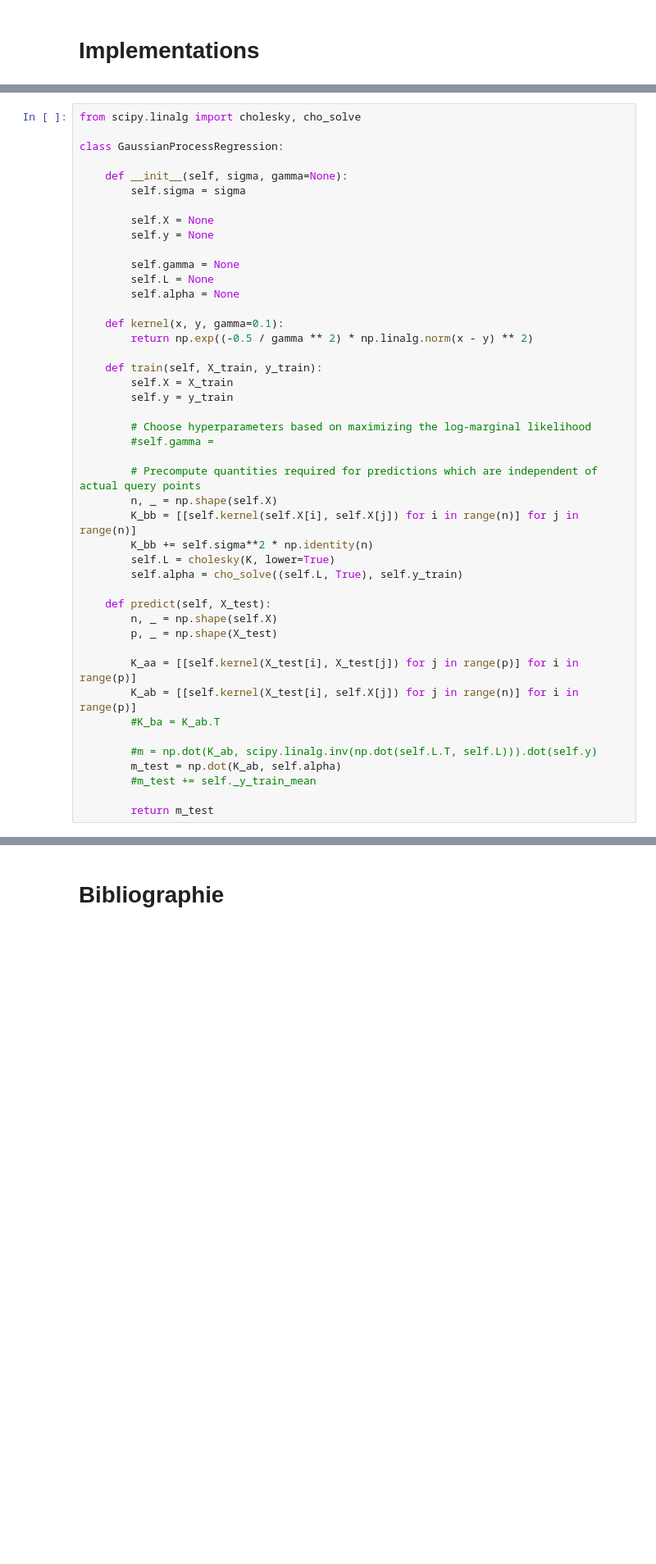
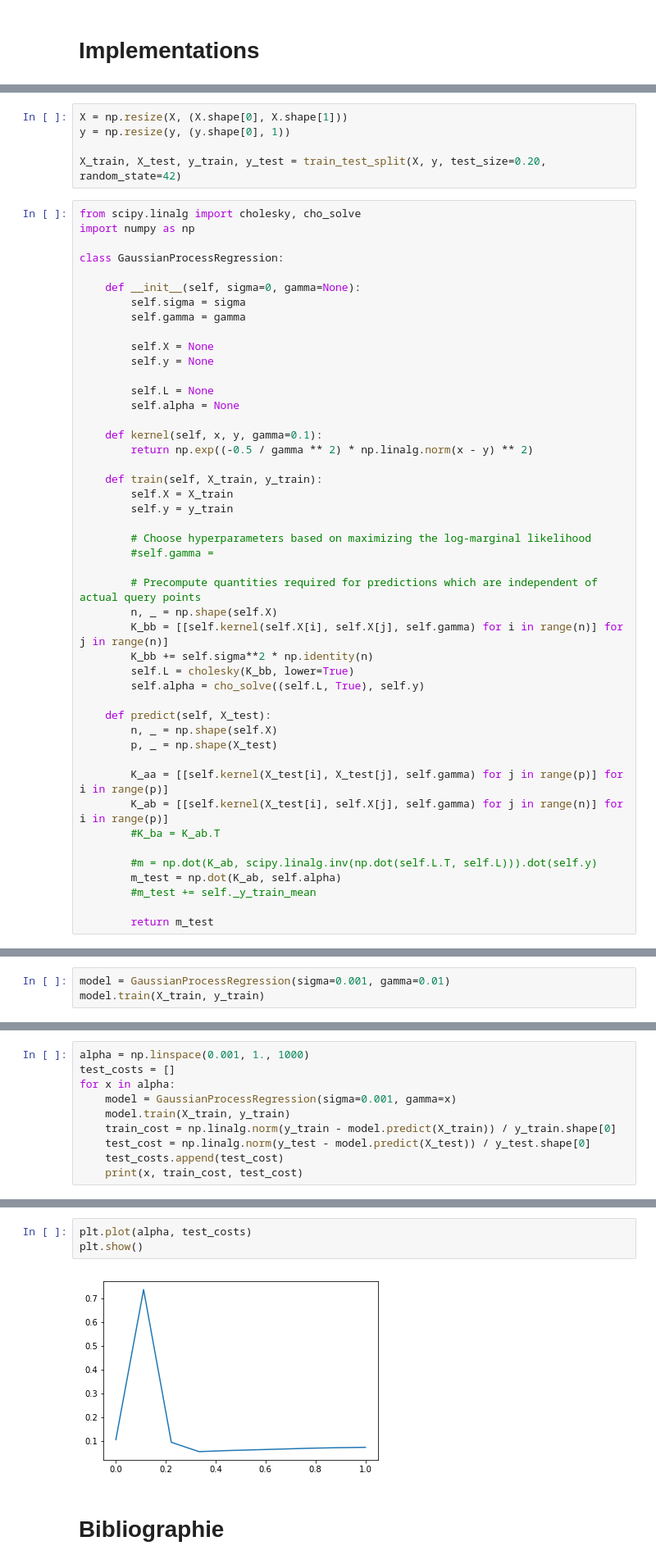
Before and after one commit to ridouaneg/Predict-poverty-from-space, a Jupyter notebook: gaussian_processes.ipynb, the cells around one changed output, grey strips where cells are left out. Shown: that part at 82% size. Drawn from its saved outputs; the diff is of its cells as text; blank space fills up the shorter version.

```diff
--- a/gaussian_processes.ipynb
+++ b/gaussian_processes.ipynb
@@ -147,19 +183,25 @@ $$\begin{equation}
+# %%
+X = np.resize(X, (X.shape[0], X.shape[1]))
+y = np.resize(y, (y.shape[0], 1))
+
+X_train, X_test, y_train, y_test = train_test_split(X, y, test_size=0.20, random_state=42)
 # %%
 from scipy.linalg import cholesky, cho_solve
+import numpy as np
 
 class GaussianProcessRegression:
 
-    def __init__(self, sigma, gamma=None):
+    def __init__(self, sigma=0, gamma=None):
         self.sigma = sigma
+        self.gamma = gamma
 
         self.X = None
         self.y = None
 
-        self.gamma = None
         self.L = None
         self.alpha = None
 
-    def kernel(x, y, gamma=0.1):
+    def kernel(self, x, y, gamma=0.1):
         return np.exp((-0.5 / gamma ** 2) * np.linalg.norm(x - y) ** 2)
 
     def train(self, X_train, y_train):
@@ -171,17 +213,17 @@ class GaussianProcessRegression:
 
         # Precompute quantities required for predictions which are independent of actual query points
         n, _ = np.shape(self.X)
-        K_bb = [[self.kernel(self.X[i], self.X[j]) for i in range(n)] for j in range(n)]
+        K_bb = [[self.kernel(self.X[i], self.X[j], self.gamma) for i in range(n)] for j in range(n)]
         K_bb += self.sigma**2 * np.identity(n)
-        self.L = cholesky(K, lower=True)
-        self.alpha = cho_solve((self.L, True), self.y_train)
+        self.L = cholesky(K_bb, lower=True)
+        self.alpha = cho_solve((self.L, True), self.y)
 
     def predict(self, X_test):
         n, _ = np.shape(self.X)
         p, _ = np.shape(X_test)
 
-        K_aa = [[self.kernel(X_test[i], X_test[j]) for j in range(p)] for i in range(p)]
-        K_ab = [[self.kernel(X_test[i], self.X[j]) for j in range(n)] for i in range(p)]
+        K_aa = [[self.kernel(X_test[i], X_test[j], self.gamma) for j in range(p)] for i in range(p)]
+        K_ab = [[self.kernel(X_test[i], self.X[j], self.gamma) for j in range(n)] for i in range(p)]
         #K_ba = K_ab.T
 
         #m = np.dot(K_ab, scipy.linalg.inv(np.dot(self.L.T, self.L))).dot(self.y)
@@ -219,0 +234,3 @@ D = K_aa - np.dot(K_ab, K_bb_inv).dot(K_ba)
+# %%
+model = GaussianProcessRegression(sigma=0.001, gamma=0.01)
+model.train(X_train, y_train)
@@ -219,0 +243,10 @@ D = K_aa - np.dot(K_ab, K_bb_inv).dot(K_ba)
+# %%
+alpha = np.linspace(0.001, 1., 1000)
+test_costs = []
+for x in alpha:
+    model = GaussianProcessRegression(sigma=0.001, gamma=x)
+    model.train(X_train, y_train)
+    train_cost = np.linalg.norm(y_train - model.predict(X_train)) / y_train.shape[0]
+    test_cost = np.linalg.norm(y_test - model.predict(X_test)) / y_test.shape[0]
+    test_costs.append(test_cost)
+    print(x, train_cost, test_cost)
@@ -220,3 +271,8 @@ D = K_aa - np.dot(K_ab, K_bb_inv).dot(K_ba)
+# %%
+plt.plot(alpha, test_costs)
+plt.show()
+# %% [output]
+[figure, added]
 # %% [markdown]
 # Bibliographie
 # %% [markdown]
```
Also changed, not shown: parts of 7 cells of this notebook, 5 other files.
